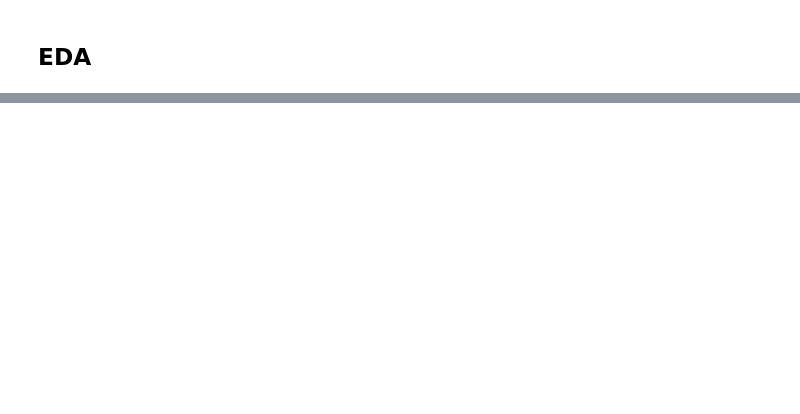
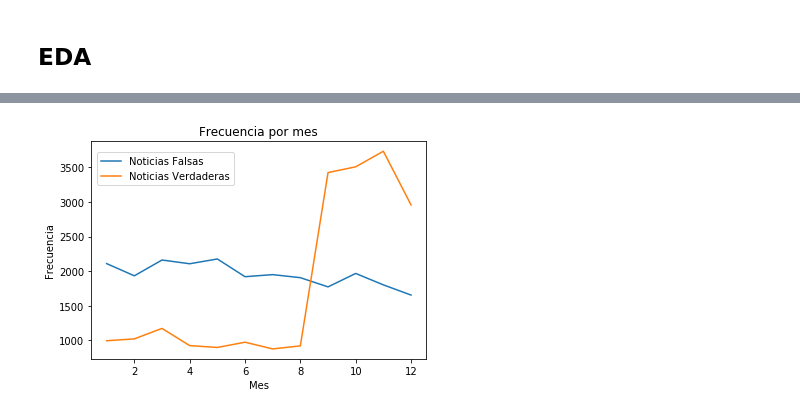
Before and after one commit to framunoz/Detector-Noticias-Falsas, a Jupyter notebook: codigo/01-Carga_de_datos.ipynb, the cells around one changed output, grey strips where cells are left out. Saved outputs shown, nothing was run; the diff lists cells and outputs as text; code cells hidden in the pictures; blank space fills up the shorter version.

```diff
--- a/codigo/01-Carga_de_datos.ipynb
+++ b/codigo/01-Carga_de_datos.ipynb
@@ -173 +219,24 @@ Podemos decir entonces que una noticia de `'worldnews'` es una noticia estadouni
+# %%
+ts_f = df_fake["date"].apply(lambda x: x.month).value_counts().reset_index().sort_values(by= ['index'])
+ts_t = df_true["date"].apply(lambda x: x.month).value_counts().reset_index().sort_values(by= ['index'])
+
+dict_meses= { 1: 'Enero', 2: 'Febrero', 3: 'Marzo', 4: 'Abril', 5: 'Mayo', 6: 'Junio', 7: 'Julio', 8: 'Agosto',
+             9: 'Septiembre', 10: 'Octubre', 11: 'Noviembre', 12: 'Diciembre'}
+# Si se quiere mostrar los meses por su nombre
+#ts_f['index']= ts_f['index'].map(dict_meses)
+#ts_t['index']= ts_t['index'].map(dict_meses)
+
+fig, ax = plt.subplots()  # Create a figure containing a single axes.
+ax.plot(ts_f['index'], ts_f['date'], label= 'Noticias Falsas')  # Plot some data on the axes.
+ax.plot(ts_t['index'], ts_t['date'], label= 'Noticias Verdaderas')
+
+ax.set_xlabel('Mes')
+ax.set_ylabel('Frecuencia')
+ax.set_title('Frecuencia por mes')
+
+fig.legend(loc=[0.15,0.76])
+
+plt.show()
+# %% [output]
+[figure, added]
 # %%
```
Also changed, not shown: parts of 38 cells of this notebook, 1 other file.
